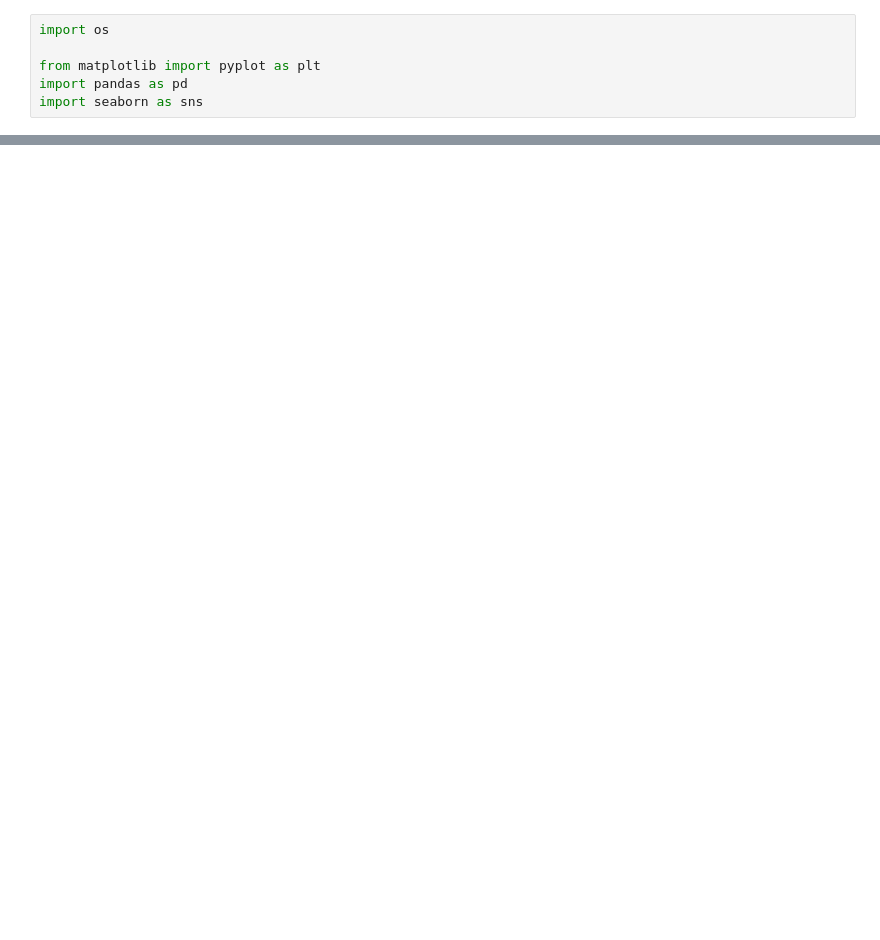
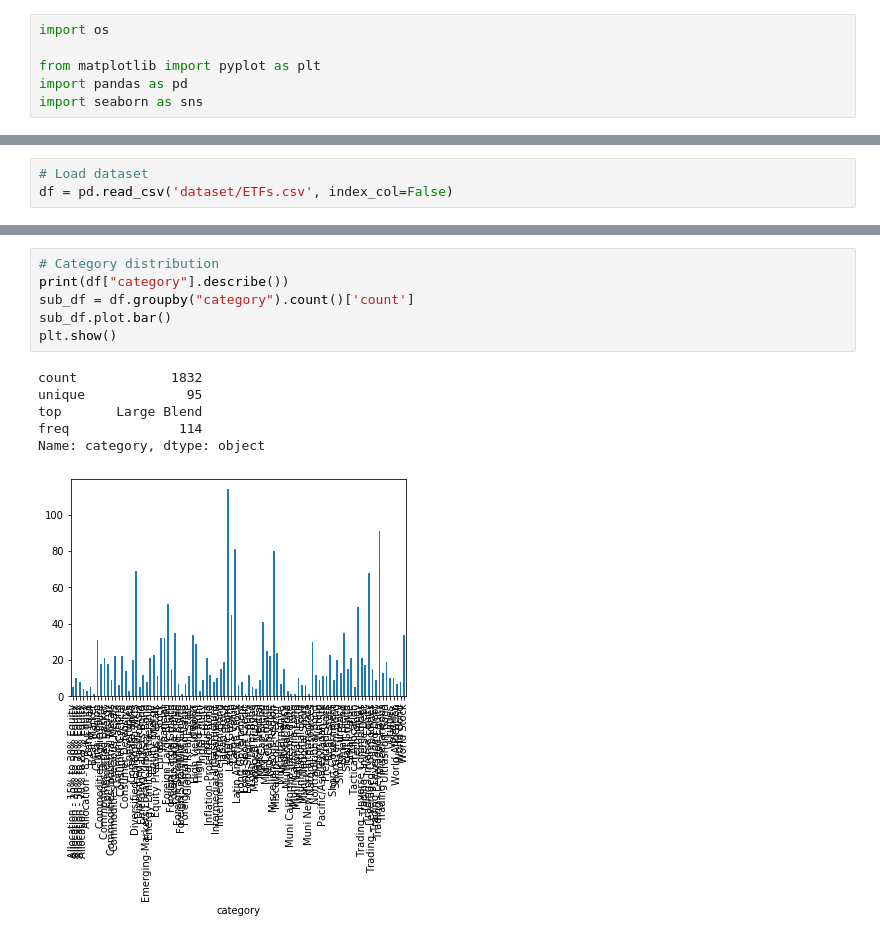
Before and after one commit to NVukobrat/US-Mutual-Funds-and-ETFs-Analysis, a Jupyter notebook: Main.ipynb, the cells around one changed output, grey strips where cells are left out. Drawn from its saved outputs; the diff is of its cells as text; blank space fills up the shorter version.

```diff
--- a/Main.ipynb
+++ b/Main.ipynb
@@ -66,0 +15,3 @@ print("Finished")
+# %%
+# Load dataset
+df = pd.read_csv('dataset/ETFs.csv', index_col=False)
@@ -66,0 +45,13 @@ print("Finished")
+# %%
+# Category distribution
+print(df["category"].describe())
+sub_df = df.groupby("category").count()['count']
+sub_df.plot.bar()
+plt.show()
+# %% [output]
+count            1832
+unique             95
+top       Large Blend
+freq              114
+Name: category, dtype: object
+[figure, added]
```
Also changed, not shown: parts of 6 cells of this notebook, 1 other file.
